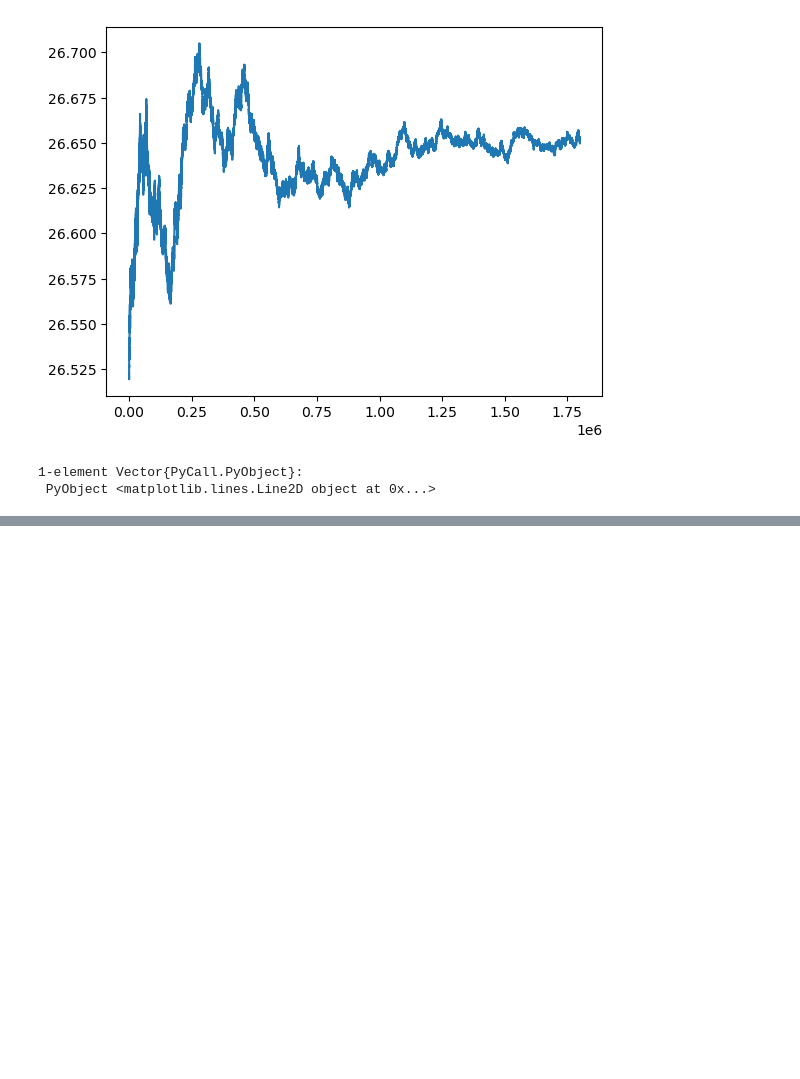
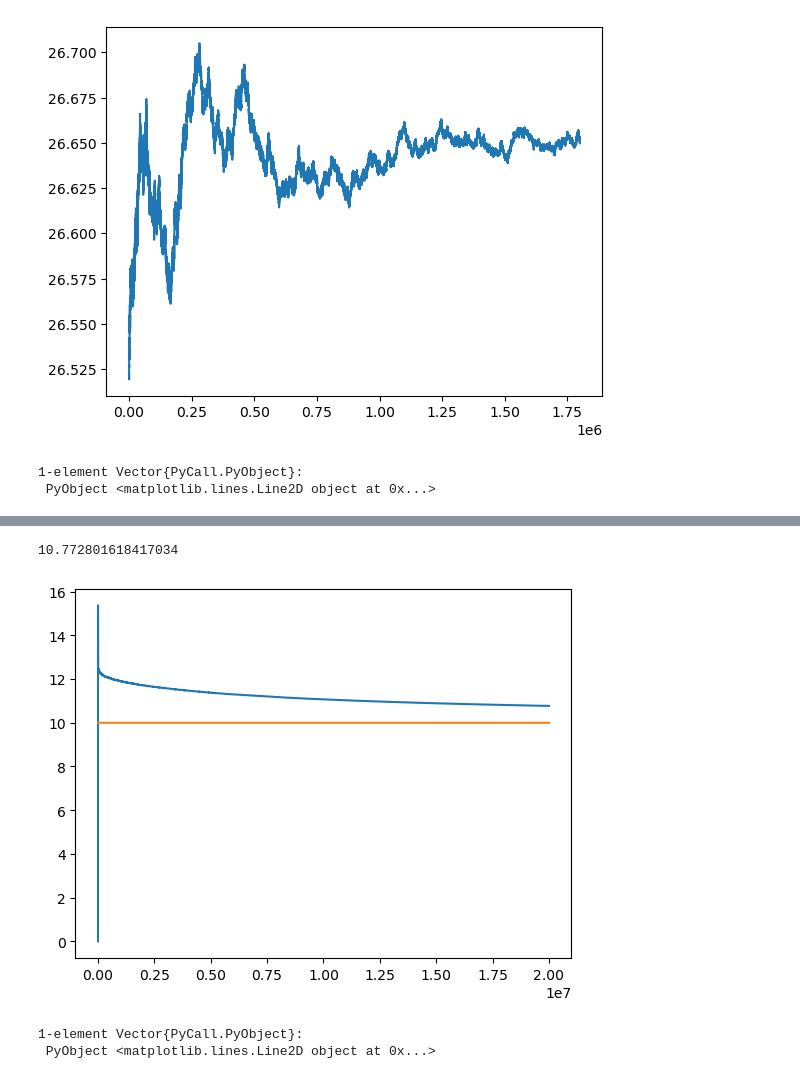
Before and after one commit to fairleyl/PhD-Code, a Jupyter notebook: AVI-Suite-SMART.ipynb, the cells around one changed output, grey strips where cells are left out. Saved outputs shown, nothing was run; the diff lists cells and outputs as text; code cells hidden in the pictures; blank space fills up the shorter version.

```diff
--- a/AVI-Suite-SMART.ipynb
+++ b/AVI-Suite-SMART.ipynb
@@ -4871,0 +4874,13 @@ PyPlot.plot(gsSmart[2][200000:evalNMax])
+# %%
+N = 4
+function tau(x)
+    return x
+end
+
+alpha_d = [0.000001*i for i in 1:N]
+alpha_r = [0.000001*i for i in 1:N]
+beta=10.0
+c0=[1.0*i for i in 1:N]
+c1=100.0
+r=[100.0*i for i in 1:N]
+nMax = 20000000
@@ -4871,0 +4889,3 @@ PyPlot.plot(gsSmart[2][200000:evalNMax])
+# %%
+resultTab = smarviTab_epsGreedyST(N,alpha_d, alpha_r, beta, tau, c0, c1, r, nMax, 1.0, 100.0; printProgress = true, modCounter = 1000000, stateDepEpsilon = true)
+println("Complete")
@@ -4871,0 +4910,11 @@ PyPlot.plot(gsSmart[2][200000:evalNMax])
+# %%
+resultTab[2]
+# %% [output]
+10.772801618417034
+# %%
+PyPlot.plot(resultTab[3][1:nMax])
+PyPlot.plot(fill(10, 20000000))
+# %% [output]
+[figure, added]
+1-element Vector{PyCall.PyObject}:
+ PyObject <matplotlib.lines.Line2D object at 0x...>
```
Also changed, not shown: parts of 6 cells of this notebook.
